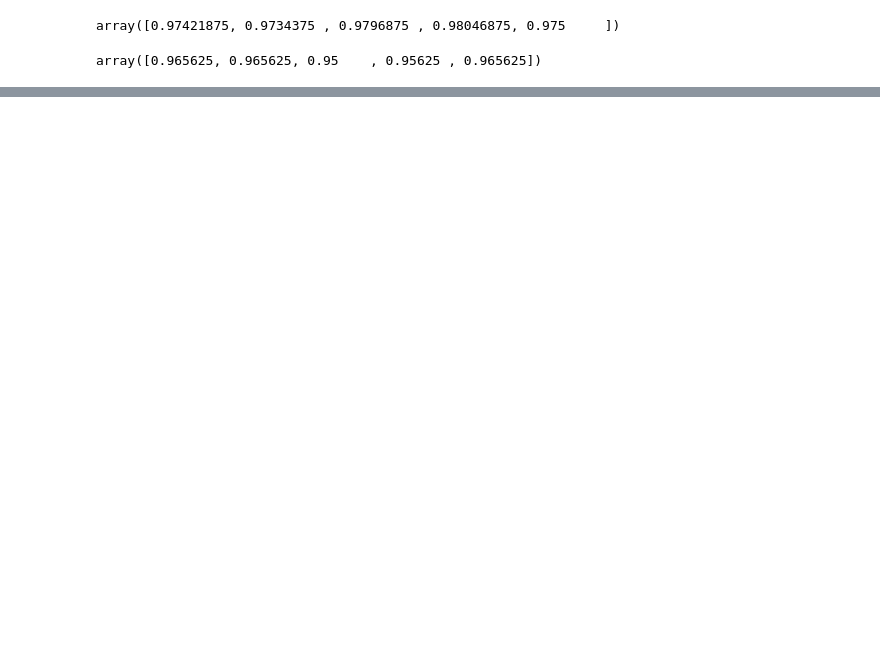
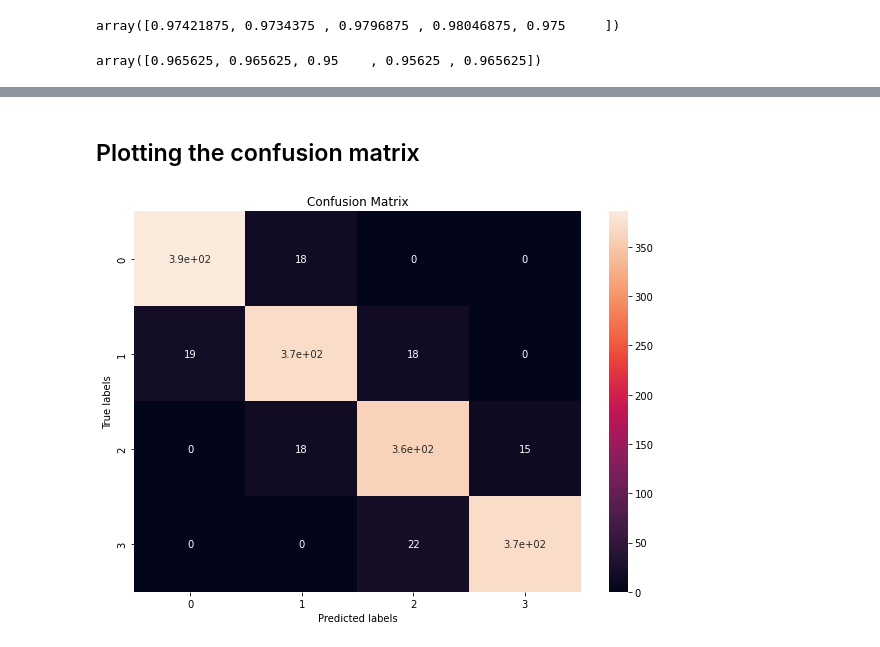
Before and after one commit to sagar2582/Capstone-3-Mobile_Price_Prediction, a Jupyter notebook: Capstone_3_Mobile_Price_Prediction.ipynb, the cells around one changed output, grey strips where cells are left out. Saved outputs shown, nothing was run; the diff lists cells and outputs as text; code cells hidden in the pictures; blank space fills up the shorter version.

Commit message:
Completed Decision Tree Implementation

```diff
--- a/Capstone_3_Mobile_Price_Prediction.ipynb
+++ b/Capstone_3_Mobile_Price_Prediction.ipynb
@@ -718,0 +725,3 @@ array([0.965625, 0.965625, 0.95    , 0.95625 , 0.965625])
+# %%
+Decision_classifier = DecisionTreeClassifier(criterion='entropy', max_leaf_nodes=10, random_state=0)
+Decision_classifier.fit(X_train, y_train)
@@ -718,0 +822,12 @@ array([0.965625, 0.965625, 0.95    , 0.95625 , 0.965625])
+# %%
+#defining parameter for model
+parameters={"max_depth" : [1,2,3,5,7,9,11,12,15,20,25,50,100],
+           "min_samples_leaf":[1,2,3,4,5,10,15,20,40,60,80,100],
+           "max_leaf_nodes":[None,10,20,30,40,50,70,100,140,150]}
+# %%
+#building decision tree regression model with cross validation and hyper parameter tunning
+from sklearn.model_selection import GridSearchCV
+
+class_decision_model = DecisionTreeClassifier()
+tuning_Decision_classifier = GridSearchCV(class_decision_model,param_grid=parameters,scoring='neg_mean_squared_error',cv=3)
+tuning_Decision_classifier.fit(X_train, y_train)
@@ -718,0 +849,5 @@ array([0.965625, 0.965625, 0.95    , 0.95625 , 0.965625])
+# %%
+#prediction on train and test data
+
+tune_y_train_pred = tuning_Decision_classifier.predict(X_train)
+tune_y_test_pred = tuning_Decision_classifier.predict(X_test)
@@ -718,0 +912,19 @@ array([0.965625, 0.965625, 0.95    , 0.95625 , 0.965625])
+# %% [markdown]
+## Plotting the confusion matrix
+# %%
+# Plotting the train confusion matrix
+
+plt.figure(figsize=(10,7))
+labels = ['0', '1', '2', '3']
+ax= plt.subplot()
+sns.heatmap(cm_train, annot=True, ax = ax)
+
+# labels, title and ticks
+ax.set_xlabel('Predicted labels')
+ax.set_ylabel('True labels')
+ax.set_title('Confusion Matrix')
+ax.xaxis.set_ticklabels(labels)
+ax.yaxis.set_ticklabels(labels)
+plt.show()
+# %% [output]
+[figure, added]
```
Also changed, not shown: parts of 27 cells of this notebook.
